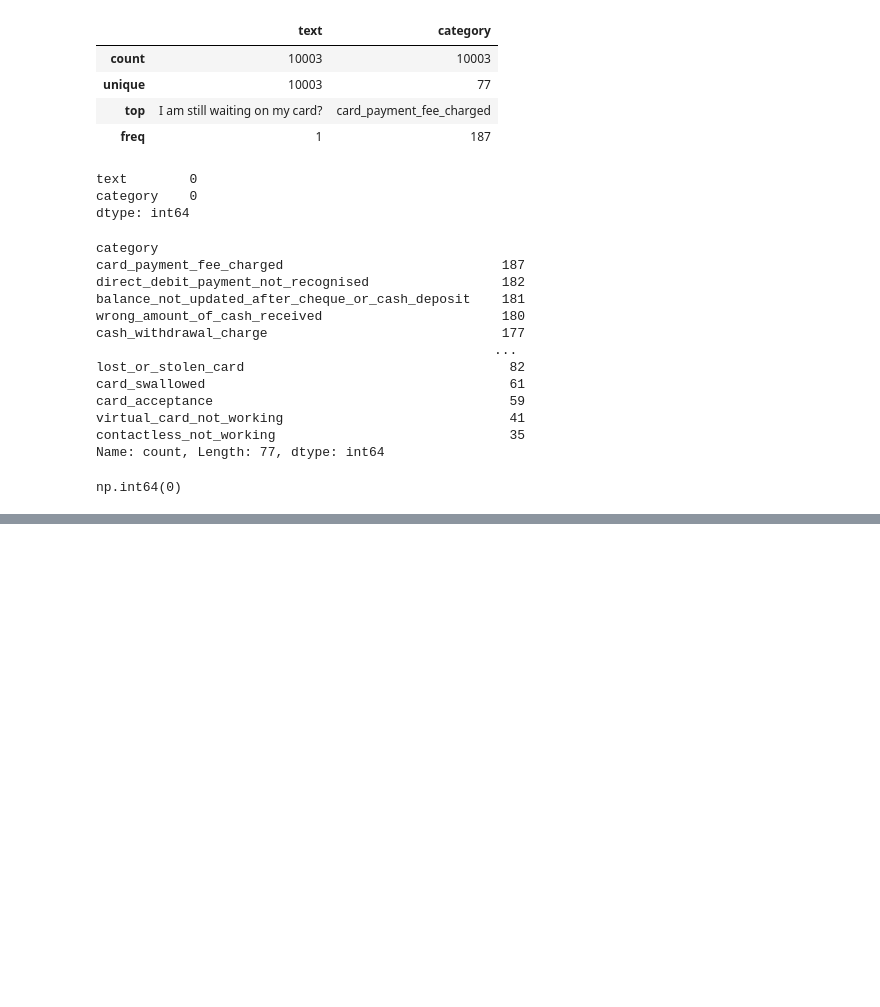
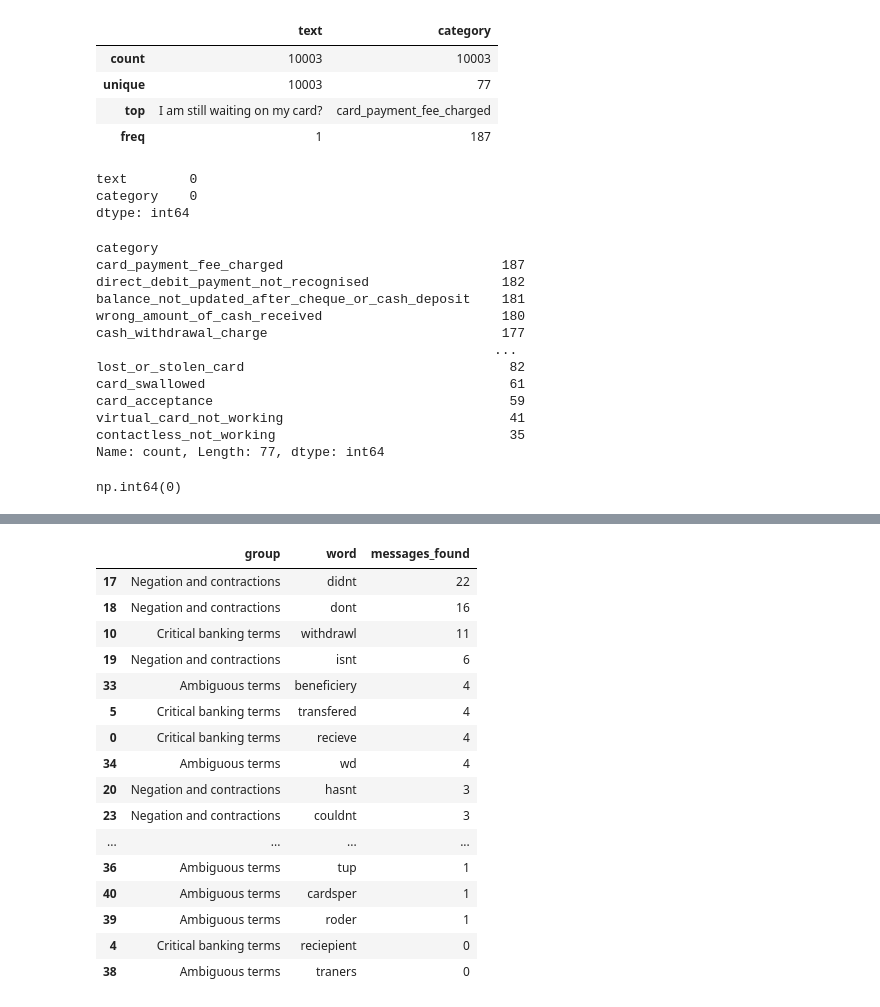
Before and after one commit to CaseyKiiza2026/banking-intent-ranking, a Jupyter notebook: notebooks/01_eda.ipynb, the cells around one changed output, grey strips where cells are left out. Saved outputs shown, nothing was run; the diff lists cells and outputs as text; code cells hidden in the pictures; blank space fills up the shorter version.

Commit message:
finalised data cleaning

```diff
--- a/notebooks/01_eda.ipynb
+++ b/notebooks/01_eda.ipynb
@@ -95,0 +161,86 @@ np.int64(0)
+# %%
+import re
+
+words_to_check = {
+    "Critical banking terms": [
+        "recieve", "recieving", "recived",
+        "recepient", "reciepient",
+        "transfered", "tranferred",
+        "tranfering", "tranferring",
+        "transger", "withdrawl",
+        "witdrawal", "withdrawed",
+        "transation", "tranasaction",
+        "paymet", "acount"
+    ],
+
+    "Negation and contractions": [
+        "didnt", "dont", "isnt",
+        "hasnt", "havnt", "doesnt",
+        "couldnt", "wouldnt", "shouldnt",
+        "wasnt", "din't", "havn't"
+    ],
+
+    "Ambiguous terms": [
+        "stillpending", "gpb",
+        "currancy", "currecy",
+        "beneficiery", "wd", "dp",
+        "tup", "refurn", "traners",
+        "roder", "cardsper"
+    ]
+}
+
+summary = []
+examples = []
+
+for group, terms in words_to_check.items():
+    for word in terms:
+
+        pattern = rf"(?<!\w){re.escape(word)}(?!\w)"
+
+        matches = train_df.loc[
+            train_df["text"].str.contains(
+                pattern, case=False, na=False, regex=True
+            ),
+            ["text", "category"]
+        ]
+
+        summary.append({
+            "group": group,
+            "word": word,
+            "messages_found": len(matches)
+        })
+
+        for _, row in matches.head(5).iterrows():
+            examples.append({
+                "group": group,
+                "flagged_word": word,
+                "original_message": row["text"],
+                "intent": row["category"]
+            })
+
+summary_df = pd.DataFrame(summary)
+examples_df = pd.DataFrame(examples)
+
+display(summary_df.sort_values(
+    "messages_found", ascending=False
+))
+
+display(examples_df)
+# %% [output]
+|  | group | word | messages_found |
+| 17 | Negation and contractions | didnt | 22 |
+| 18 | Negation and contractions | dont | 16 |
+| 10 | Critical banking terms | withdrawl | 11 |
+| 19 | Negation and contractions | isnt | 6 |
+| 33 | Ambiguous terms | beneficiery | 4 |
+| 5 | Critical banking terms | transfered | 4 |
+| 0 | Critical banking terms | recieve | 4 |
+| 34 | Ambiguous terms | wd | 4 |
+| 20 | Negation and contractions | hasnt | 3 |
+| 23 | Negation and contractions | couldnt | 3 |
+| ... | ... | ... | ... |
+| 36 | Ambiguous terms | tup | 1 |
+| 40 | Ambiguous terms | cardsper | 1 |
+| 39 | Ambiguous terms | roder | 1 |
+| 4 | Critical banking terms | reciepient | 0 |
+| 38 | Ambiguous terms | traners | 0 |
```
Also changed, not shown: parts of 6 cells of this notebook.
